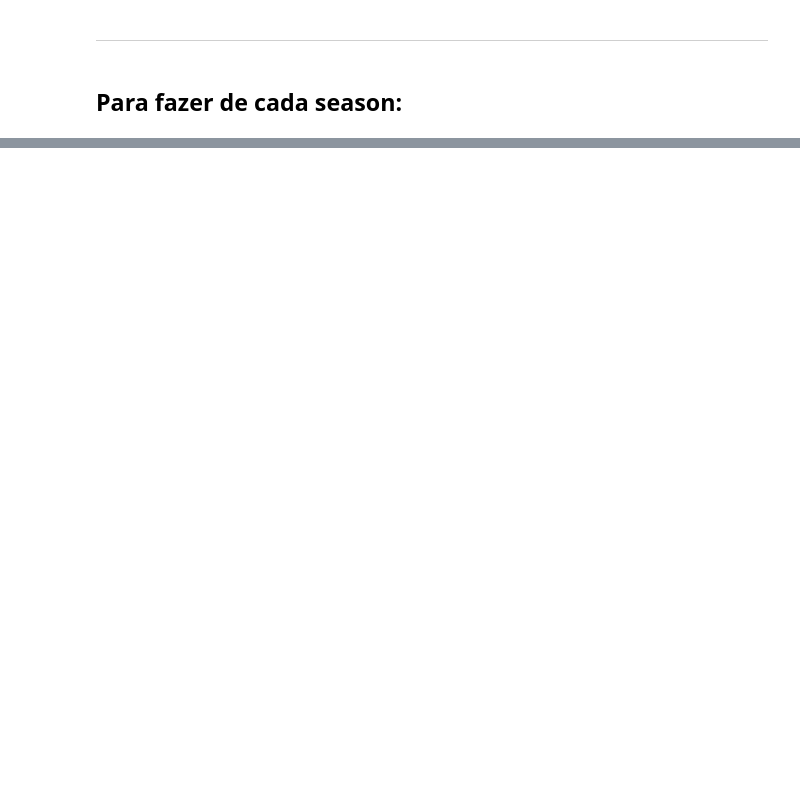
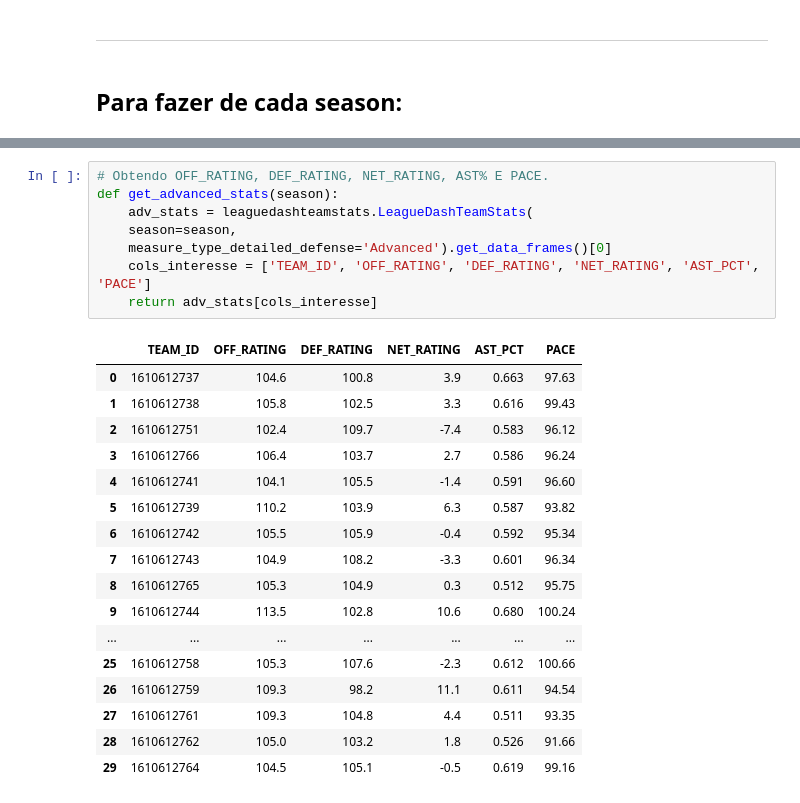
Before and after one commit to diegonhd/nba-pca-analysis, a Jupyter notebook: notebooks/web_scrapping.ipynb, the cells around one changed output, grey strips where cells are left out. Drawn from its saved outputs; the diff is of its cells as text; blank space fills up the shorter version.

```diff
--- a/notebooks/web_scrapping.ipynb
+++ b/notebooks/web_scrapping.ipynb
@@ -237,0 +251,26 @@ df_2017
+# %%
+# Obtendo OFF_RATING, DEF_RATING, NET_RATING, AST% E PACE.
+def get_advanced_stats(season):
+    adv_stats = leaguedashteamstats.LeagueDashTeamStats(
+    season=season,
+    measure_type_detailed_defense='Advanced').get_data_frames()[0]
+    cols_interesse = ['TEAM_ID', 'OFF_RATING', 'DEF_RATING', 'NET_RATING', 'AST_PCT', 'PACE']
+    return adv_stats[cols_interesse]
+# %% [output]
+|  | TEAM_ID | OFF_RATING | DEF_RATING | NET_RATING | AST_PCT | PACE |
+| 0 | 1610612737 | 104.6 | 100.8 | 3.9 | 0.663 | 97.63 |
+| 1 | 1610612738 | 105.8 | 102.5 | 3.3 | 0.616 | 99.43 |
+| 2 | 1610612751 | 102.4 | 109.7 | -7.4 | 0.583 | 96.12 |
+| 3 | 1610612766 | 106.4 | 103.7 | 2.7 | 0.586 | 96.24 |
+| 4 | 1610612741 | 104.1 | 105.5 | -1.4 | 0.591 | 96.60 |
+| 5 | 1610612739 | 110.2 | 103.9 | 6.3 | 0.587 | 93.82 |
+| 6 | 1610612742 | 105.5 | 105.9 | -0.4 | 0.592 | 95.34 |
+| 7 | 1610612743 | 104.9 | 108.2 | -3.3 | 0.601 | 96.34 |
+| 8 | 1610612765 | 105.3 | 104.9 | 0.3 | 0.512 | 95.75 |
+| 9 | 1610612744 | 113.5 | 102.8 | 10.6 | 0.680 | 100.24 |
+| ... | ... | ... | ... | ... | ... | ... |
+| 25 | 1610612758 | 105.3 | 107.6 | -2.3 | 0.612 | 100.66 |
+| 26 | 1610612759 | 109.3 | 98.2 | 11.1 | 0.611 | 94.54 |
+| 27 | 1610612761 | 109.3 | 104.8 | 4.4 | 0.511 | 93.35 |
+| 28 | 1610612762 | 105.0 | 103.2 | 1.8 | 0.526 | 91.66 |
+| 29 | 1610612764 | 104.5 | 105.1 | -0.5 | 0.619 | 99.16 |
```
Also changed, not shown: parts of 12 cells of this notebook.
